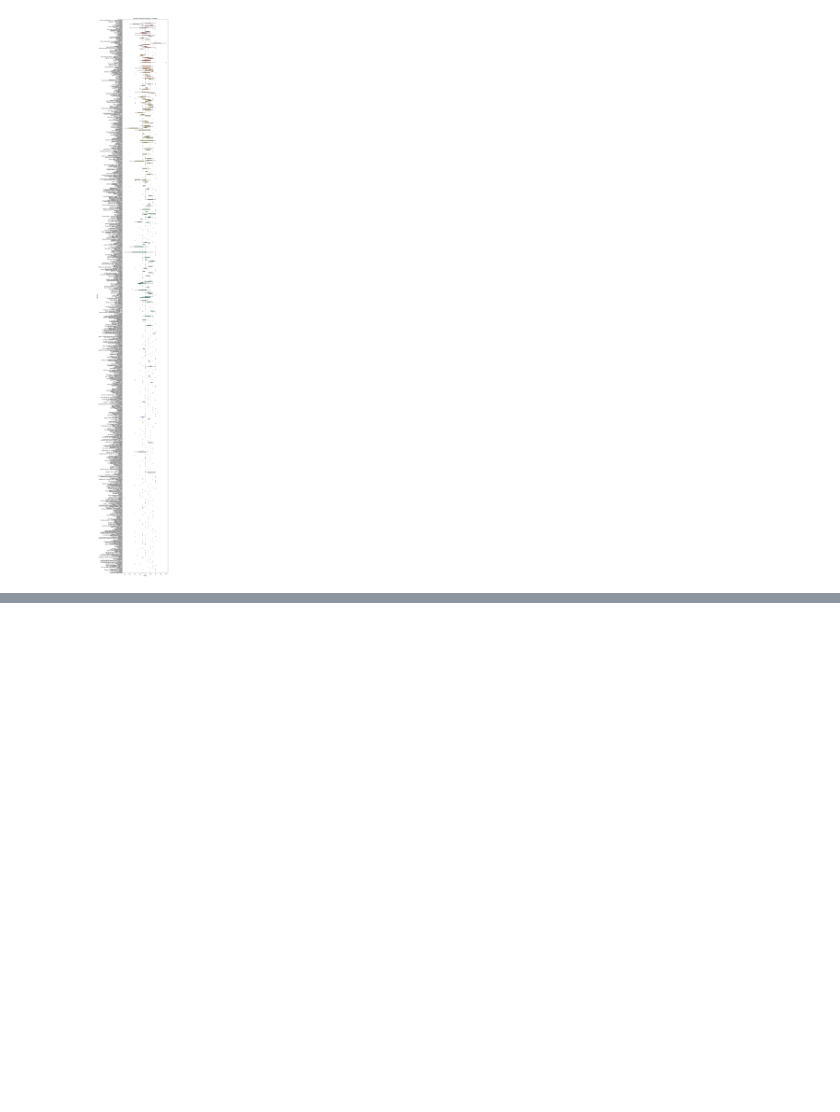
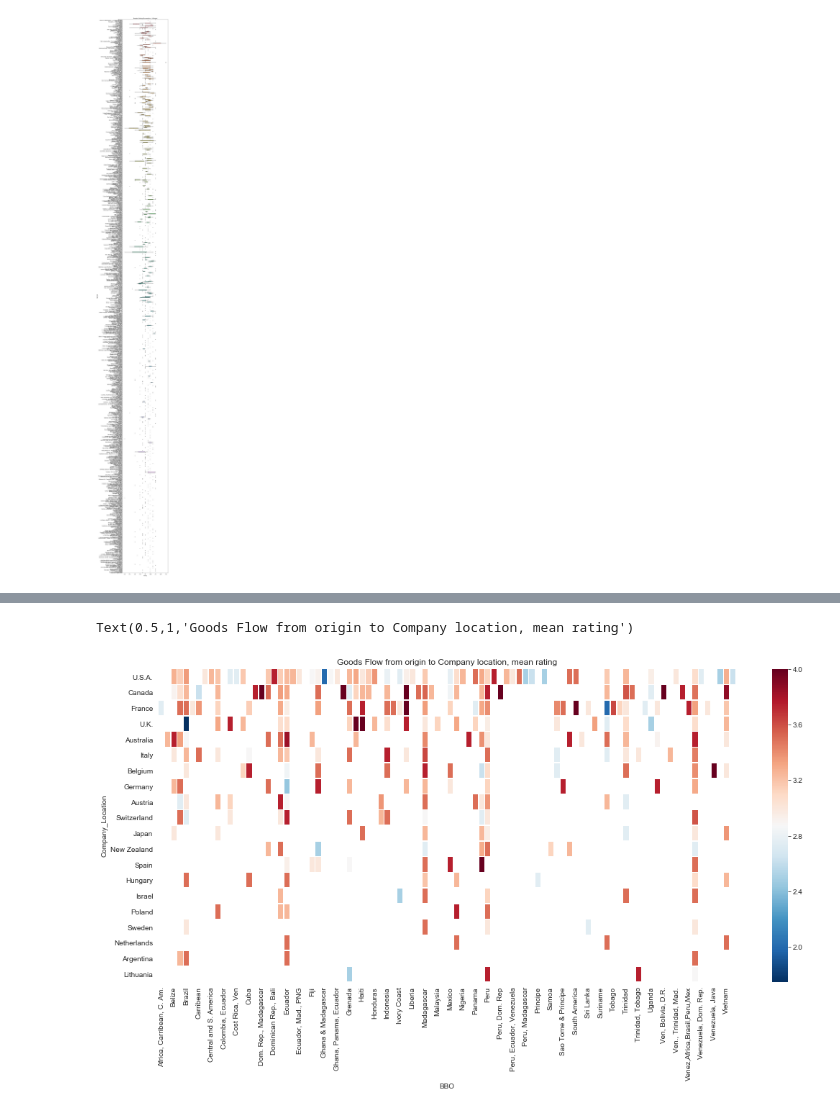
Before and after one commit to buzzy04/Chocolate-Ratings, a Jupyter notebook: Ass3.ipynb, the cells around one changed output, grey strips where cells are left out. Cells and saved outputs as stored; diff of their text form; code cells hidden in the pictures; blank space fills up the shorter version.

```diff
--- a/Ass3.ipynb
+++ b/Ass3.ipynb
@@ -244,0 +280,16 @@ Text(0.5,1,'Boxplot, Rating for countries (+blends)')
+# %%
+flow = pd.crosstab(
+    df['Company_Location'],
+    df['BBO'],
+    df['Rating'], aggfunc='mean'
+)
+flow['tot'] = flow.sum(axis=1)
+flow = flow.sort_values('tot', ascending=False)
+flow = flow.drop('tot', axis=1)
+
+fig, ax = plt.subplots(figsize=[18,8])
+sns.heatmap(flow.head(20), cmap='RdBu_r', linewidths=.5)
+ax.set_title('Goods Flow from origin to Company location, mean rating')
+# %% [output]
+Text(0.5,1,'Goods Flow from origin to Company location, mean rating')
+[figure, added]
```
Also changed, not shown: parts of 3 cells of this notebook.
